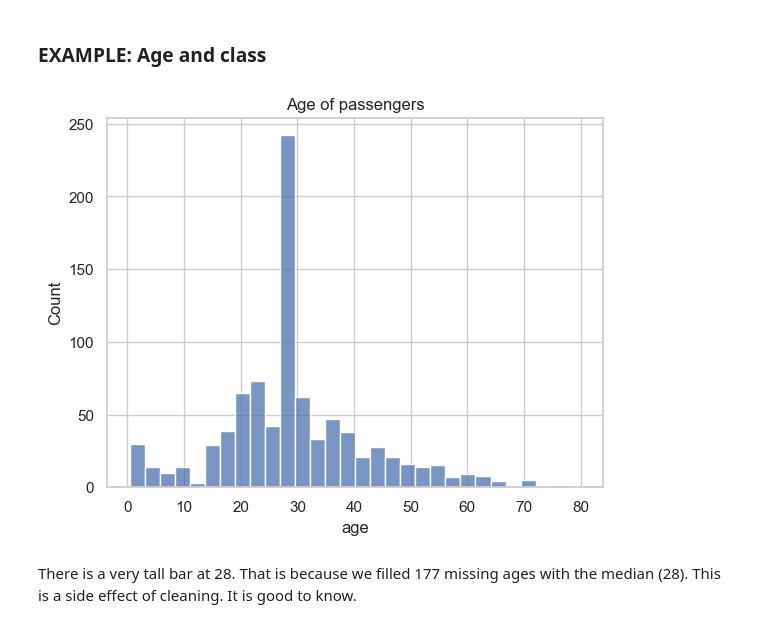
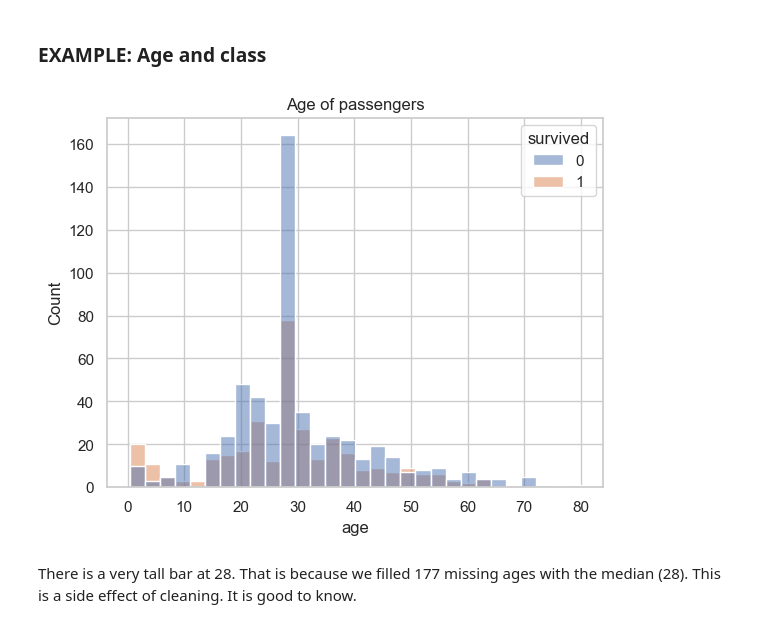
Before and after one commit to sameermakhanii/Python-for-AI-me, a Jupyter notebook: notebooks/Week 4/Day 17/Day_17_EDA_Project.ipynb, the cells around one changed output. Cells and saved outputs as stored; diff of their text form; code cells hidden in the pictures.

```diff
--- a/notebooks/Week 4/Day 17/Day_17_EDA_Project.ipynb
+++ b/notebooks/Week 4/Day 17/Day_17_EDA_Project.ipynb
@@ -260,0 +272,9 @@ Write your code in the cell below.
+# %%
+# Write your code here
+print(df.shape)                                  # (891, 12)
+print(df["age_group"].value_counts())            # 83 children
+
+df["fare_per_person"] = df["fare"] / df["family_size"]
+print(df["fare_per_person"].sort_values(ascending=False).head())
+
+print(df.shape)
@@ -267,13 +300,13 @@ Write your code in the cell below.
 # %% [markdown]
 ### EXAMPLE: Age and class
 # %%
-sns.histplot(data=df, x="age", bins=30)
+sns.histplot(data=df, x="age", bins=30, hue="survived")
 plt.title("Age of passengers")
 plt.show()
 
 # hue="survived"
 # %% [output]
-[figure, old version]
+[figure, new version]
 # %% [markdown]
 There is a very tall bar at 28. That is because we filled 177 missing ages with the median (28). This is a side effect of cleaning. It is good to know.
 # %%
```
Also changed, not shown: parts of 20 cells of this notebook, 2 other files.
